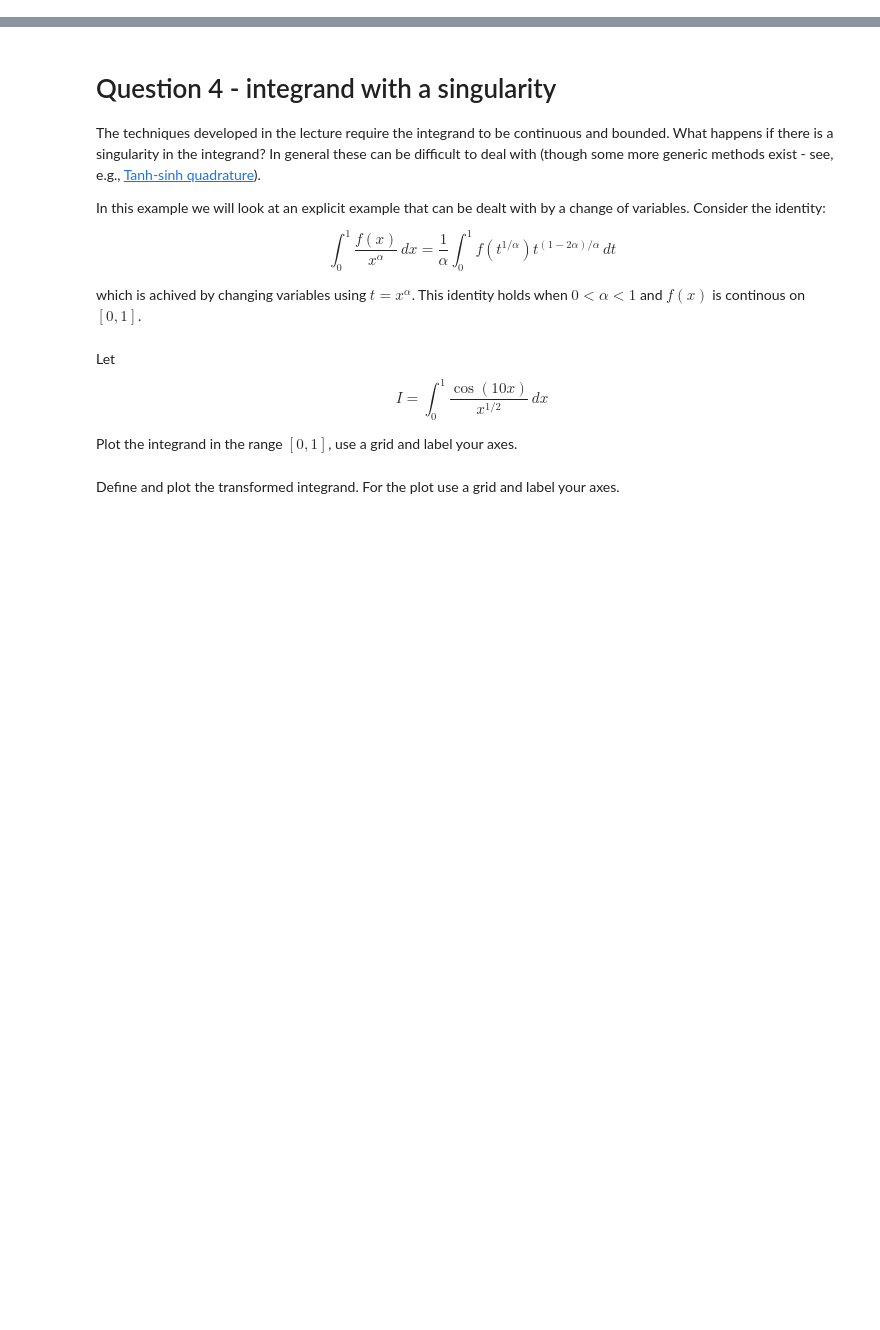
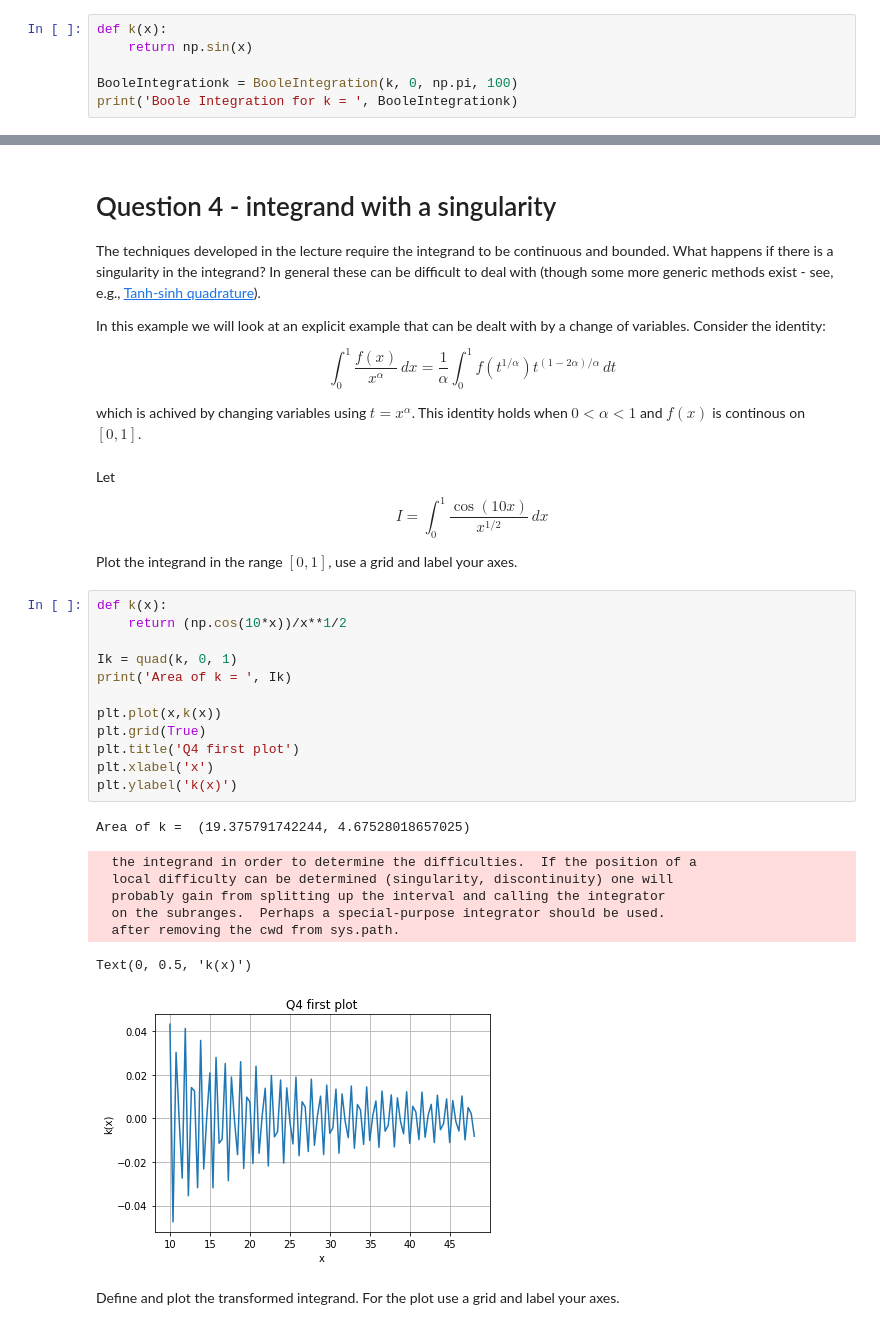
Before and after one commit to Saoirse-M-MacLaughlin/ACM20030-assignments, a Jupyter notebook: Assignment-4.ipynb, the cells around one changed output, grey strips where cells are left out. Drawn from its saved outputs; the diff is of its cells as text; blank space fills up the shorter version.

```diff
--- a/Assignment-4.ipynb
+++ b/Assignment-4.ipynb
@@ -106,3 +243,9 @@ def BooleIntegration(f, a, b, N):
 Test your function by evaluating the following using 100 strips.
 
 $$ \int_0^\pi \sin(x)\,dx $$
+# %%
+def k(x):
+    return np.sin(x)
+
+BooleIntegrationk = BooleIntegration(k, 0, np.pi, 100)
+print('Boole Integration for k = ', BooleIntegrationk)
@@ -135,5 +281,26 @@ Let
 $$I = \int^1_0 \frac{\cos(10x)}{x^{1/2}}\,dx $$
 
 Plot the integrand in the range $[0,1]$, use a grid and label your axes.
+# %%
+def k(x):
+    return (np.cos(10*x))/x**1/2
+
+Ik = quad(k, 0, 1)
+print('Area of k = ', Ik)
+
+plt.plot(x,k(x))
+plt.grid(True)
+plt.title('Q4 first plot')
+plt.xlabel('x')
+plt.ylabel('k(x)')
+# %% [output]
+Area of k =  (19.375791742244, 4.67528018657025)
+  the integrand in order to determine the difficulties.  If the position of a
+  local difficulty can be determined (singularity, discontinuity) one will
+  probably gain from splitting up the interval and calling the integrator
+  on the subranges.  Perhaps a special-purpose integrator should be used.
+  after removing the cwd from sys.path.
+Text(0, 0.5, 'k(x)')
+[figure, added]
 # %% [markdown]
 Define and plot the transformed integrand. For the plot use a grid and label your axes.
```
Also changed, not shown: parts of 12 cells of this notebook.
